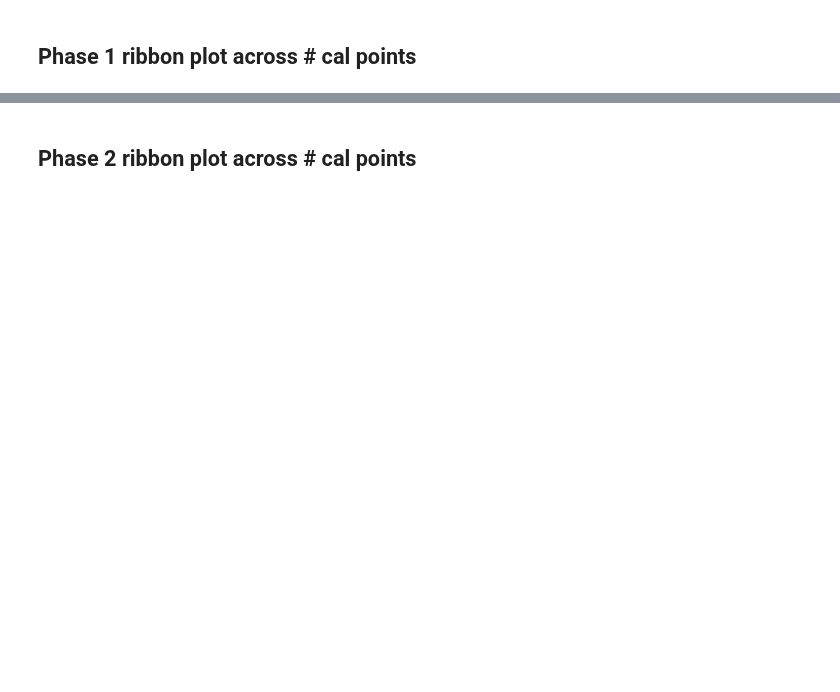
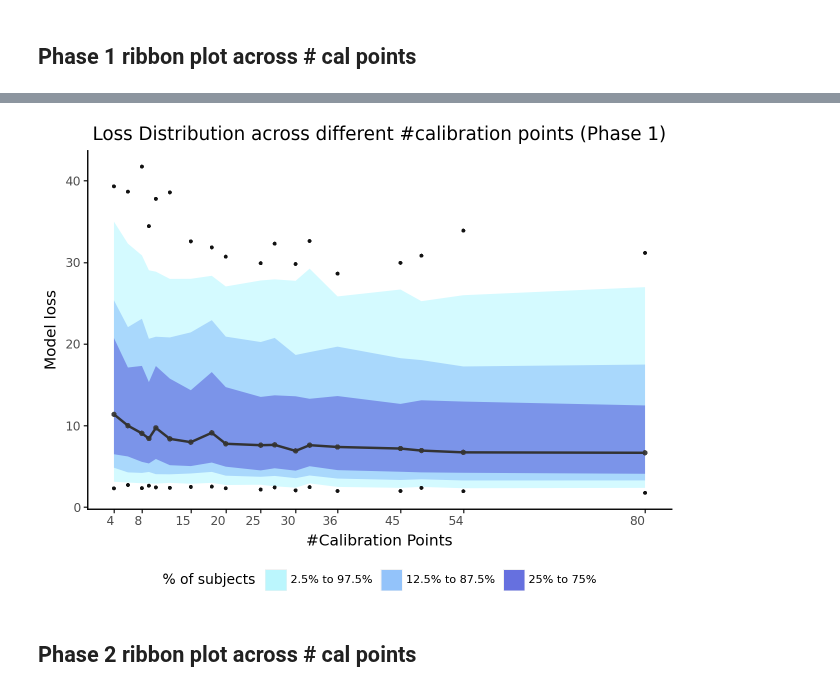
Before and after one commit to jspsych/eye-tracking-training, a Jupyter notebook: analysis/analysis-of-individual-model-run.ipynb, the cells around one changed output, grey strips where cells are left out. Saved outputs shown, nothing was run; the diff lists cells and outputs as text; code cells hidden in the pictures; blank space fills up the shorter version.

```diff
--- a/analysis/analysis-of-individual-model-run.ipynb
+++ b/analysis/analysis-of-individual-model-run.ipynb
@@ -1339,7 +1410,7 @@ model_losses_df_pboth.to_csv('model_losses_across_cal_configs_pboth_df.csv')
 # %% [markdown]
 ## Phase 1 ribbon plot across \# cal points
 # %%
-model_losses_df_phase1['mean_loss'] = model_losses_df_phase1.groupby('num_cal_points')['subj_mean_loss'].transform('mean')
-model_losses_df_phase1['median_loss'] = model_losses_df_phase1.groupby('num_cal_points')['subj_mean_loss'].transform('median')
-model_losses_df_phase1['min_loss'] = model_losses_df_phase1.groupby('num_cal_points')['subj_mean_loss'].transform('min')
-model_losses_df_phase1['max_loss'] = model_losses_df_phase1.groupby('num_cal_points')['subj_mean_loss'].transform('max')
+model_losses_df_sorted_p1['mean_loss'] = model_losses_df_sorted_p1.groupby('num_cal_points')['subj_mean_loss'].transform('mean')
+model_losses_df_sorted_p1['median_loss'] = model_losses_df_sorted_p1.groupby('num_cal_points')['subj_mean_loss'].transform('median')
+model_losses_df_sorted_p1['min_loss'] = model_losses_df_sorted_p1.groupby('num_cal_points')['subj_mean_loss'].transform('min')
+model_losses_df_sorted_p1['max_loss'] = model_losses_df_sorted_p1.groupby('num_cal_points')['subj_mean_loss'].transform('max')
@@ -1346,7 +1433,7 @@ model_losses_df_phase1['max_loss'] = model_losses_df_phase1.groupby('num_cal_poi
 # %%
-model_losses_df_phase1['2_50 loss'] = model_losses_df_phase1.groupby('num_cal_points')['subj_mean_loss'].transform(lambda x: np.percentile(x, 2.5))
-model_losses_df_phase1['12_5 loss'] = model_losses_df_phase1.groupby('num_cal_points')['subj_mean_loss'].transform(lambda x: np.percentile(x, 12.5))
-model_losses_df_phase1['25_0 loss'] = model_losses_df_phase1.groupby('num_cal_points')['subj_mean_loss'].transform(lambda x: np.percentile(x, 25))
-model_losses_df_phase1['75_0 loss'] = model_losses_df_phase1.groupby('num_cal_points')['subj_mean_loss'].transform(lambda x: np.percentile(x, 75))
-model_losses_df_phase1['87_5 loss'] = model_losses_df_phase1.groupby('num_cal_points')['subj_mean_loss'].transform(lambda x: np.percentile(x, 87.5))
-model_losses_df_phase1['97_5 loss'] = model_losses_df_phase1.groupby('num_cal_points')['subj_mean_loss'].transform(lambda x: np.percentile(x, 97.5))
+model_losses_df_sorted_p1['2_50 loss'] = model_losses_df_sorted_p1.groupby('num_cal_points')['subj_mean_loss'].transform(lambda x: np.percentile(x, 2.5))
+model_losses_df_sorted_p1['12_5 loss'] = model_losses_df_sorted_p1.groupby('num_cal_points')['subj_mean_loss'].transform(lambda x: np.percentile(x, 12.5))
+model_losses_df_sorted_p1['25_0 loss'] = model_losses_df_sorted_p1.groupby('num_cal_points')['subj_mean_loss'].transform(lambda x: np.percentile(x, 25))
+model_losses_df_sorted_p1['75_0 loss'] = model_losses_df_sorted_p1.groupby('num_cal_points')['subj_mean_loss'].transform(lambda x: np.percentile(x, 75))
+model_losses_df_sorted_p1['87_5 loss'] = model_losses_df_sorted_p1.groupby('num_cal_points')['subj_mean_loss'].transform(lambda x: np.percentile(x, 87.5))
+model_losses_df_sorted_p1['97_5 loss'] = model_losses_df_sorted_p1.groupby('num_cal_points')['subj_mean_loss'].transform(lambda x: np.percentile(x, 97.5))
@@ -1356,39 +1457,41 @@ model_losses_df_phase1
 ribbon_map = {'2.5% to 97.5%': '#b8f7ff', '12.5% to 87.5%': '#8dc1fc', '25% to 75%': '#5d68de'}
 
 model_losses_across_cal_configs_ribbon_plot_phase1 = (
-    ggplot(model_losses_df_phase1, aes(x='num_cal_points')) +
+    ggplot(model_losses_df_sorted_p1, aes(x='num_cal_points')) +
     geom_ribbon(aes(ymin='2_50 loss', ymax='97_5 loss', fill='"2.5% to 97.5%"'), alpha=0.6) +
     geom_ribbon(aes(ymin='12_5 loss', ymax='87_5 loss', fill='"12.5% to 87.5%"'), alpha=0.6) +
     geom_ribbon(aes(ymin='25_0 loss', ymax='75_0 loss', fill='"25% to 75%"'), alpha=0.6) +
     geom_line(aes(y='median_loss'), color='#333', size=1) +
     geom_point(aes(y='median_loss'), size=1, alpha=0.05, color='#333') +
     geom_point(aes(x='num_cal_points', y='min_loss'), size=0.5, alpha=0.05) +
     geom_point(aes(x='num_cal_points', y='max_loss'), size=0.5, alpha=0.05) +
-    scale_x_continuous(breaks=(4,8,15,20,25,30,36,45,54,80,144), limits=(None, 144)) +
+    scale_x_continuous(breaks=(4,8,15,20,25,30,36,45,54,80,144), limits=(None, 80)) +
     scale_fill_manual(
         name="% of subjects",
         values=ribbon_map
     ) +
     labs(
         x='#Calibration Points',
         y='Model loss',
         title='Loss Distribution across different #calibration points (Phase 1)'
     ) +
     theme(
         panel_grid=element_blank(),
         panel_background=element_blank(),
         plot_background=element_blank(),
         axis_line=element_line(color='black', size=1),
         axis_text_x=element_text(hjust=1),
         axis_title=element_text(),
         plot_title=element_text(),
         legend_title=element_text(size=10),
         legend_text=element_text(size=8),
         legend_position="bottom"
     )
 )
 
 model_losses_across_cal_configs_ribbon_plot_phase1
+# %% [output]
+[figure, added]
 # %% [markdown]
 ## Phase 2 ribbon plot across \# cal points
 # %%
```
Also changed, not shown: parts of 47 cells of this notebook.
